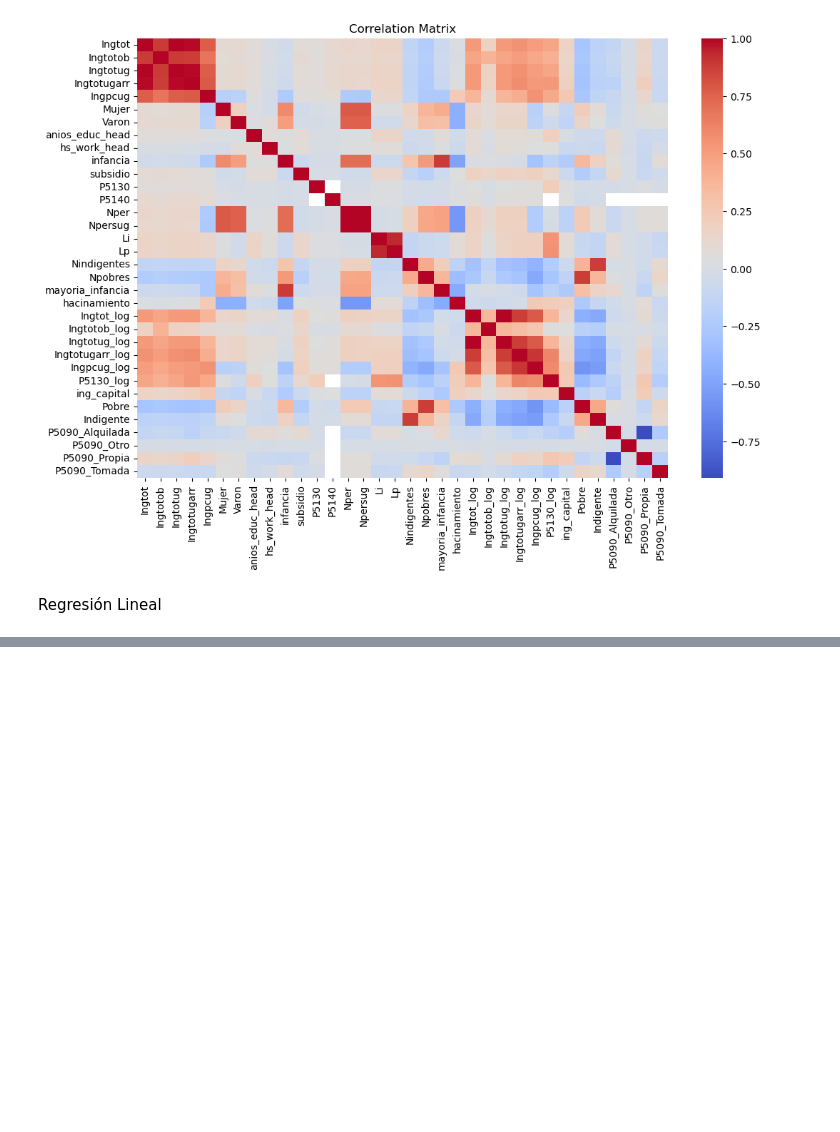
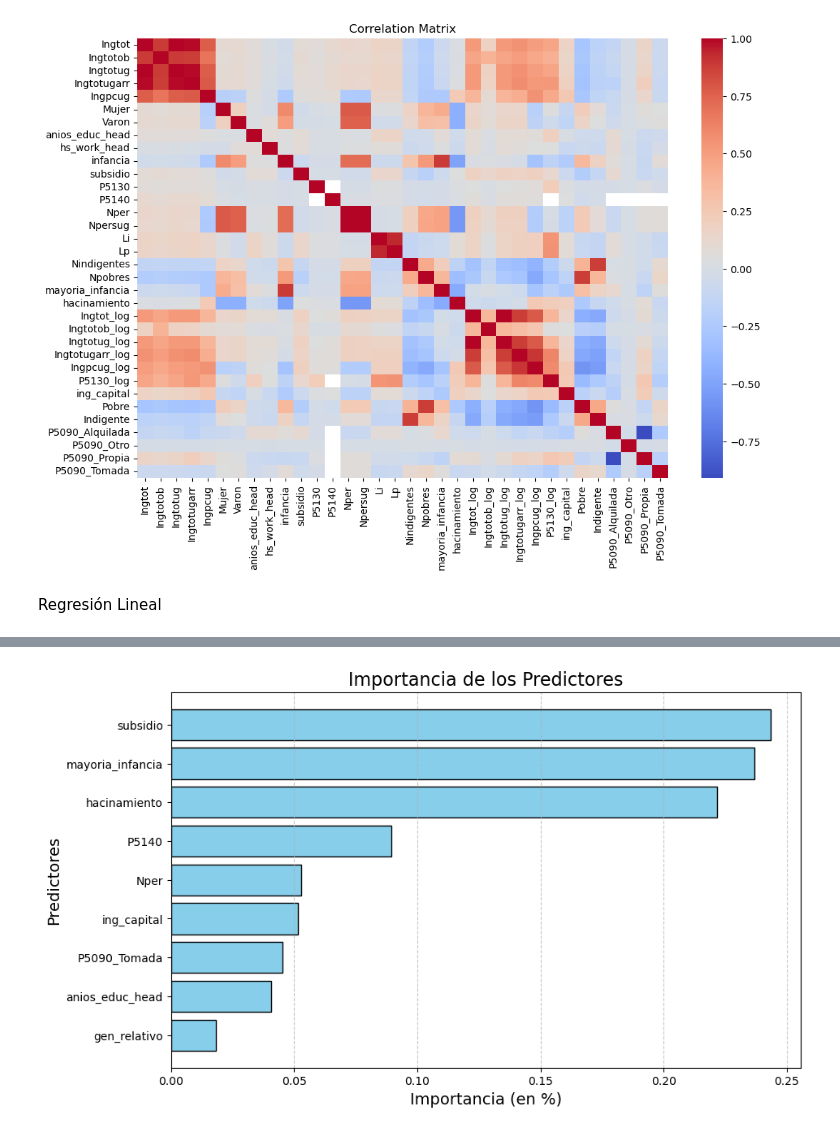
Before and after one commit to milagrosonofri/Problem_Set_2, a Jupyter notebook: scripts/2_analisis.ipynb, the cells around one changed output, grey strips where cells are left out. Saved outputs shown, nothing was run; the diff lists cells and outputs as text; code cells hidden in the pictures; blank space fills up the shorter version.

```diff
--- a/scripts/2_analisis.ipynb
+++ b/scripts/2_analisis.ipynb
@@ -455,8 +442,10 @@ Mejores Hiperparámetros: {'l1_ratio': 0.7000000000000001, 'alpha': 1.7886495290
 
 # Elastic Net
 elastic_cv = ElasticNetCV(
-    l1_ratio=0.5,  # Mezcla de penalización entre Lasso y Ridge
-    n_alphas=500,  # Número de valores para alpha
-    cv=5,  # Validación cruzada
+    l1_ratio=[0.1, 0.5, 0.7, 0.9, 1.0],  # Valores a probar para L1/L2
+    alphas=[0.1, 0.5, 1.0, 5.0, 10.0, 20.0],   # Valores a probar para alpha
+    cv=5,                                # Validación cruzada
     random_state=42
 )
+
+elastic_cv.fit(X_train, y_train)
@@ -486,0 +547,14 @@ R² Score: 0.00
+# %%
+# Obtener la importancia de los predictores
+importances = best_dt.feature_importances_
+predictores = X.columns
+
+# Crear un DataFrame para visualizar las importancias
+importancia_predictores = pd.DataFrame({
+    'Predictor': predictores,
+    'Importancia': importances
+}).sort_values(by='Importancia', ascending=False)
+
+# Mostrar la tabla de importancias
+print("\nImportancia de los predictores:")
+print(importancia_predictores)
@@ -486,0 +573,20 @@ R² Score: 0.00
+# %%
+# Ordenar por importancia
+sorted_data = sorted(zip(importancia_predictores['Importancia'], importancia_predictores['Predictor']), reverse=True)
+importances, predictores = zip(*sorted_data)
+
+
+# Crear el bar plot horizontal
+plt.figure(figsize=(10, 6))
+plt.barh(predictores, importances, color='skyblue', edgecolor='black')
+
+# Configuración visual
+plt.xlabel('Importancia (en %)', fontsize=14)
+plt.ylabel('Predictores', fontsize=14)
+plt.title('Importancia de los Predictores', fontsize=16)
+plt.gca().invert_yaxis()  # Invertir para mostrar el predictor más importante arriba
+plt.grid(axis='x', linestyle='--', alpha=0.7)
+
+plt.show()
+# %% [output]
+[figure, added]
```
Also changed, not shown: parts of 19 cells of this notebook, 3 other files.
